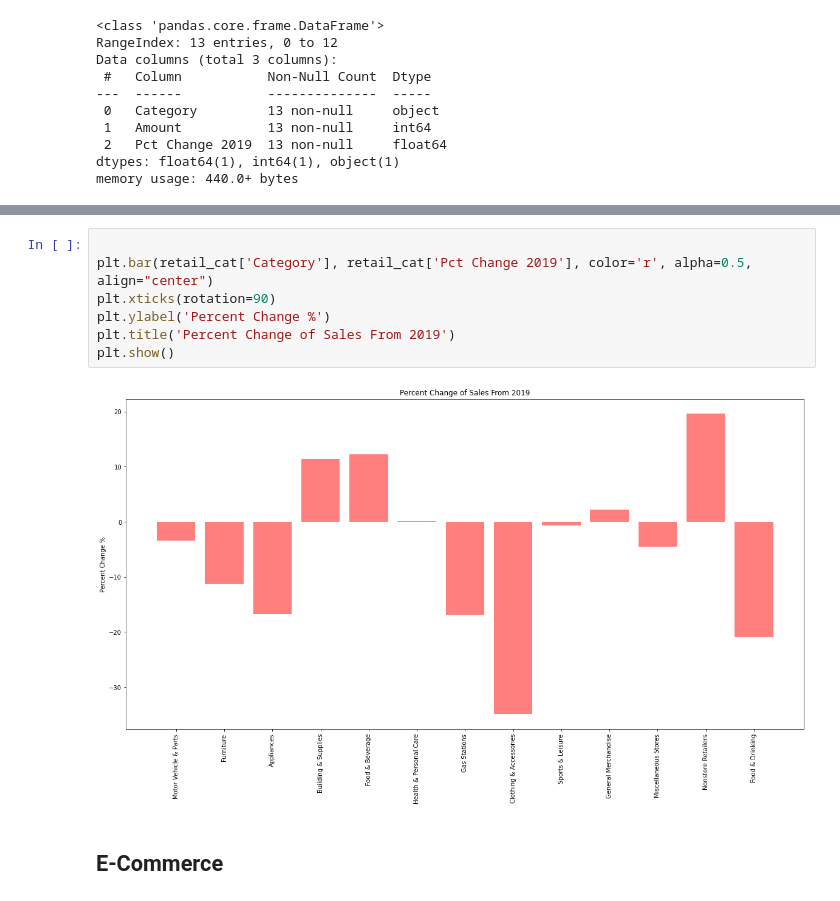
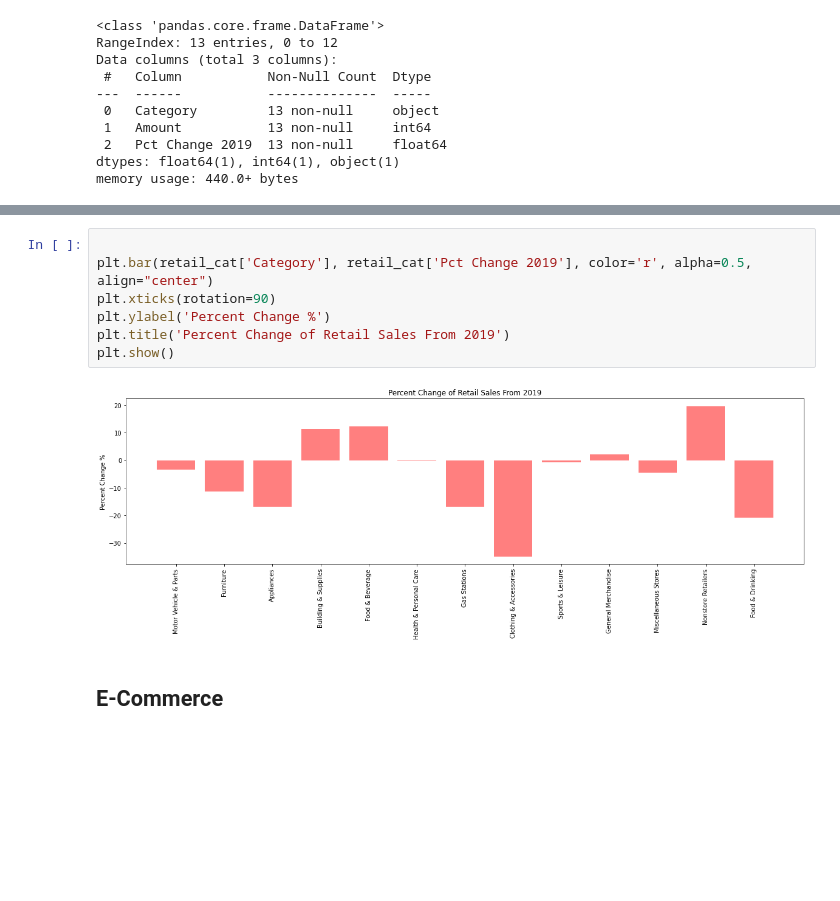
Before and after one commit to LenSin3/Conservatory-cvd19-retail, a Jupyter notebook: covid-retail.ipynb, the cells around one changed output, grey strips where cells are left out. Saved outputs shown, nothing was run; the diff lists cells and outputs as text; blank space fills up the shorter version.

```diff
--- a/covid-retail.ipynb
+++ b/covid-retail.ipynb
@@ -206,12 +206,12 @@ plt.show()
 # %%
 
 plt.bar(retail_cat['Category'], retail_cat['Pct Change 2019'], color='r', alpha=0.5, align="center")
 plt.xticks(rotation=90)
 plt.ylabel('Percent Change %')
-plt.title('Percent Change of Sales From 2019')
+plt.title('Percent Change of Retail Sales From 2019')
 plt.show()
 # %% [output]
-[figure, old version]
+[figure, new version]
 # %% [markdown]
 ## **E-Commerce**
 # %%
```
Also changed, not shown: parts of 10 cells of this notebook.
